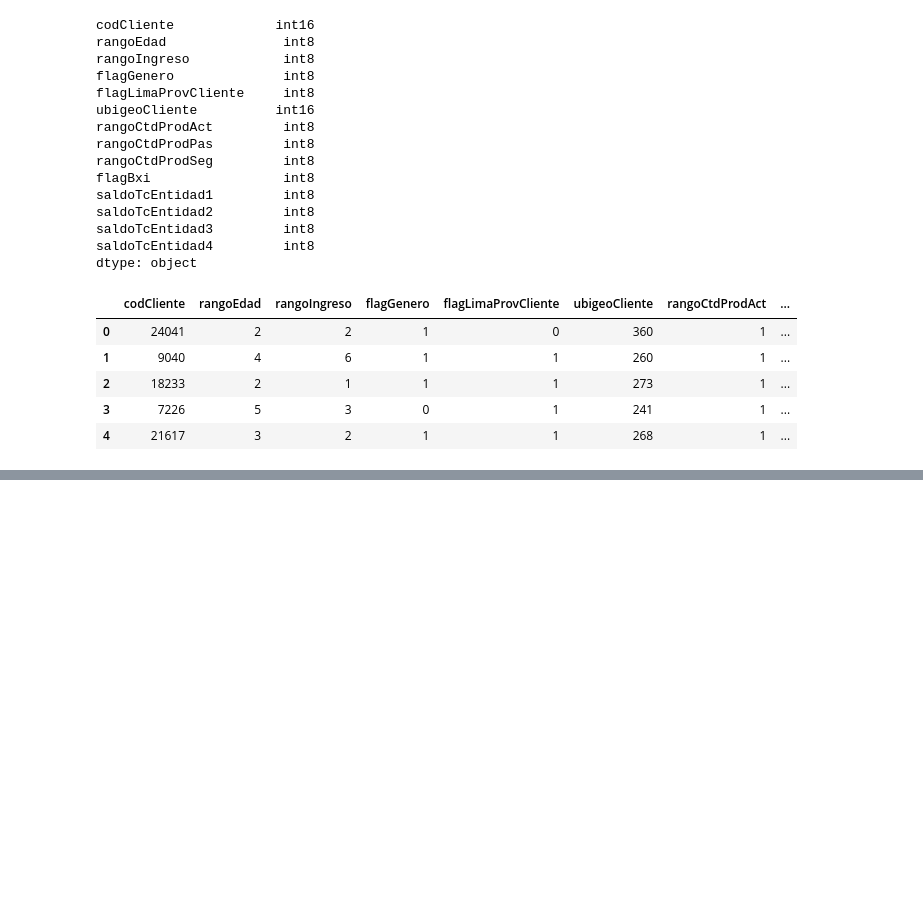
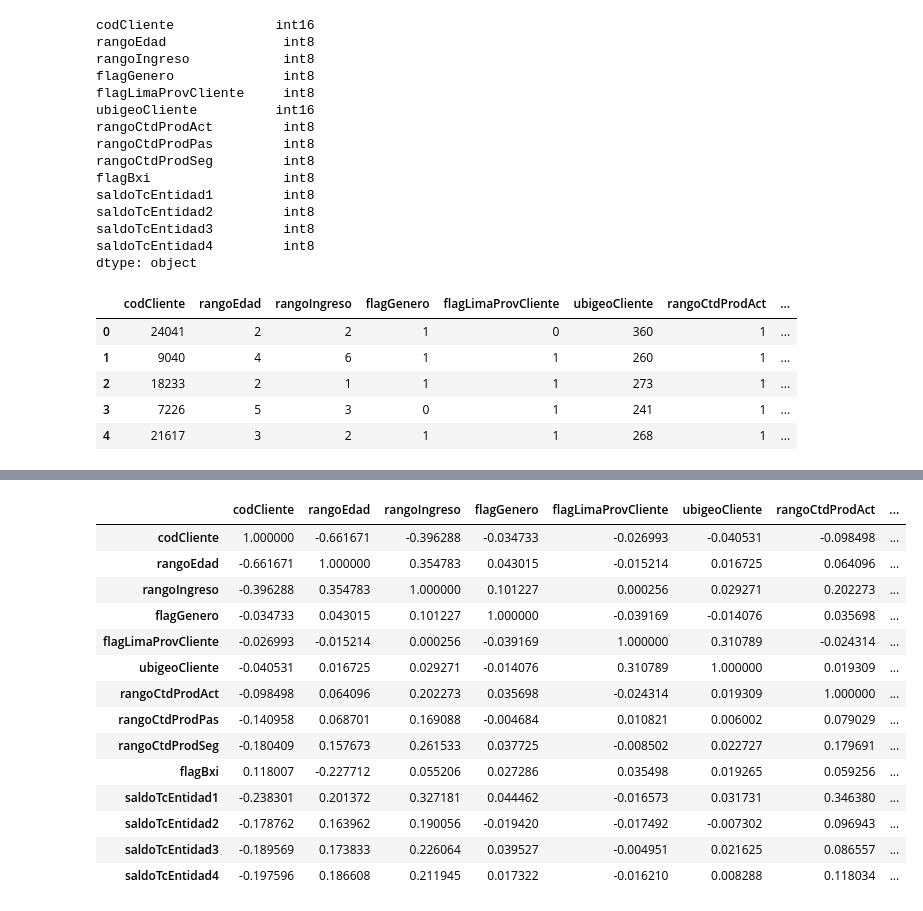
Before and after one commit to kendalvictor/codeando, a Jupyter notebook: machine_learning/_bbva data challeneger 2018/analysis_perfil.ipynb, the cells around one changed output, grey strips where cells are left out. Cells and saved outputs as stored; diff of their text form; code cells hidden in the pictures; blank space fills up the shorter version.

```diff
--- a/machine_learning/_bbva data challeneger 2018/analysis_perfil.ipynb
+++ b/machine_learning/_bbva data challeneger 2018/analysis_perfil.ipynb
@@ -248,0 +259,18 @@ data_perfil.head()
+# %%
+data_perfil.corr()
+# %% [output]
+|  | codCliente | rangoEdad | rangoIngreso | flagGenero | flagLimaProvCliente | ubigeoCliente | rangoCtdProdAct | ... |
+| codCliente | 1.000000 | -0.661671 | -0.396288 | -0.034733 | -0.026993 | -0.040531 | -0.098498 | ... |
+| rangoEdad | -0.661671 | 1.000000 | 0.354783 | 0.043015 | -0.015214 | 0.016725 | 0.064096 | ... |
+| rangoIngreso | -0.396288 | 0.354783 | 1.000000 | 0.101227 | 0.000256 | 0.029271 | 0.202273 | ... |
+| flagGenero | -0.034733 | 0.043015 | 0.101227 | 1.000000 | -0.039169 | -0.014076 | 0.035698 | ... |
+| flagLimaProvCliente | -0.026993 | -0.015214 | 0.000256 | -0.039169 | 1.000000 | 0.310789 | -0.024314 | ... |
+| ubigeoCliente | -0.040531 | 0.016725 | 0.029271 | -0.014076 | 0.310789 | 1.000000 | 0.019309 | ... |
+| rangoCtdProdAct | -0.098498 | 0.064096 | 0.202273 | 0.035698 | -0.024314 | 0.019309 | 1.000000 | ... |
+| rangoCtdProdPas | -0.140958 | 0.068701 | 0.169088 | -0.004684 | 0.010821 | 0.006002 | 0.079029 | ... |
+| rangoCtdProdSeg | -0.180409 | 0.157673 | 0.261533 | 0.037725 | -0.008502 | 0.022727 | 0.179691 | ... |
+| flagBxi | 0.118007 | -0.227712 | 0.055206 | 0.027286 | 0.035498 | 0.019265 | 0.059256 | ... |
+| saldoTcEntidad1 | -0.238301 | 0.201372 | 0.327181 | 0.044462 | -0.016573 | 0.031731 | 0.346380 | ... |
+| saldoTcEntidad2 | -0.178762 | 0.163962 | 0.190056 | -0.019420 | -0.017492 | -0.007302 | 0.096943 | ... |
+| saldoTcEntidad3 | -0.189569 | 0.173833 | 0.226064 | 0.039527 | -0.004951 | 0.021625 | 0.086557 | ... |
+| saldoTcEntidad4 | -0.197596 | 0.186608 | 0.211945 | 0.017322 | -0.016210 | 0.008288 | 0.118034 | ... |
```
Also changed, not shown: parts of 1 cell of this notebook.
